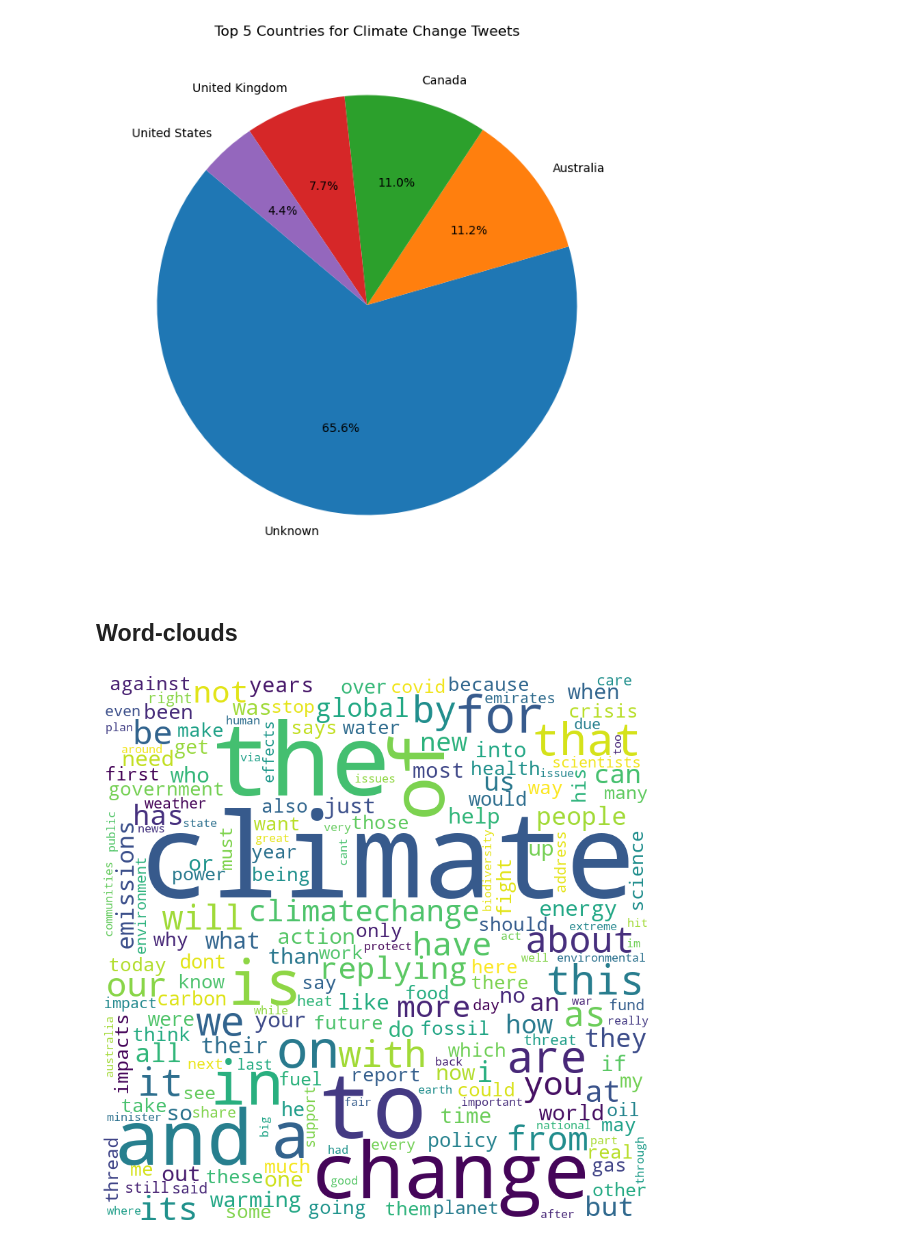
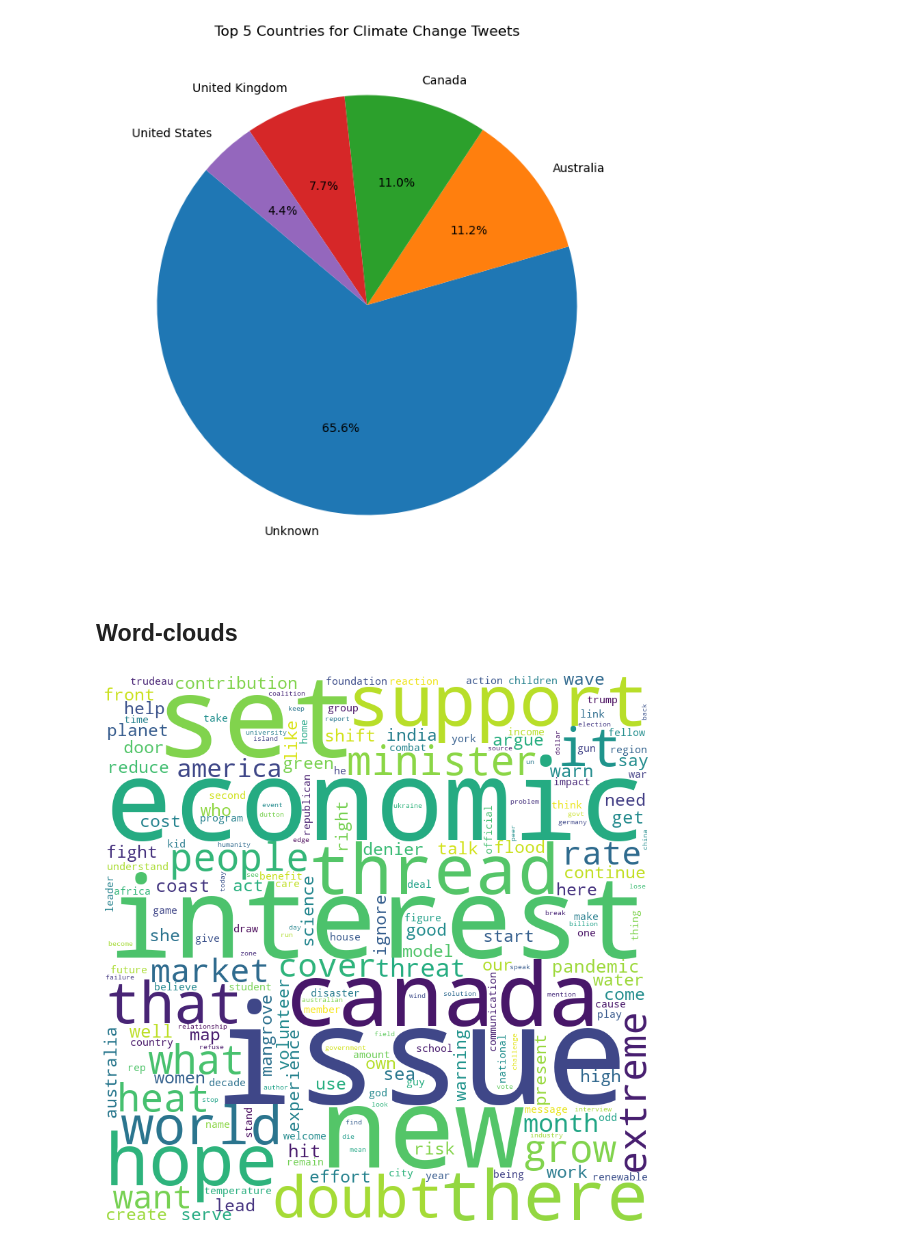
Before and after one commit to ZSoleimani/Tweets-network, a Jupyter notebook: Tweets-network.ipynb, the cells around one changed output. Cells and saved outputs as stored; diff of their text form; code cells hidden in the pictures.

```diff
--- a/Tweets-network.ipynb
+++ b/Tweets-network.ipynb
@@ -482,5 +482,3 @@ plt.ylabel('')  # Hide the y-label
 plt.show()
 # %% [output]
 [figure]
-# %% [markdown]
-## Word-clouds
@@ -510,26 +485,2 @@ custom_stop_words = set(word for word, freq in word_freq.most_common(10))
-# %%
-# Mock-up: Sample list of LDA topic words (replace with your actual topic words)
-lda_topic_words = ["climate", "policy", "emissions", "renewable", "ecology", "sustainability", "biodiversity", "conservation"]
-
-# Create a new Counter object for the word frequencies, emphasizing the LDA topic words
-lda_emphasized_freq = Counter()
-
-for word in all_tokens:
-    if word in lda_topic_words:
-        # Increase the count for LDA topic words
-        lda_emphasized_freq[word] += 2  # The multiplier can be adjusted as needed
-    else:
-        # Normal count for other words
-        lda_emphasized_freq[word] += 1
-
-# Generate the word cloud with LDA topic words emphasized
-lda_emphasized_wordcloud = WordCloud(width=800, height=800, background_color='white').generate_from_frequencies(lda_emphasized_freq)
-
-# Plotting the Word Cloud
-plt.figure(figsize=(8, 8), facecolor=None)
-plt.imshow(lda_emphasized_wordcloud)
-plt.axis("off")
-plt.tight_layout(pad=0)
-plt.show()
-# %% [output]
-[figure, removed]
+# %% [markdown]
+## Word-clouds
@@ -535,0 +510,20 @@ plt.show()
+# %%
+# Calculate the frequency of each word
+word_freq = Counter(all_tokens)
+
+# Identify distinctive words based on frequency
+# Selecting words that are frequent but not too common (like basic stop words)
+distinctive_words = [word for word, freq in word_freq.items() if freq > 5 and word not in custom_stop_words]
+
+# Generate a word cloud using these distinctive words
+distinctive_wordcloud = WordCloud(width=800, height=800, background_color='white',
+                                  stopwords=custom_stop_words).generate(" ".join(distinctive_words))
+
+# Plotting the Word Cloud
+plt.figure(figsize=(8, 8), facecolor=None)
+plt.imshow(distinctive_wordcloud)
+plt.axis("off")
+plt.tight_layout(pad=0)
+plt.show()
+# %% [output]
+[figure, added]
```
Also changed, not shown: parts of 2 cells of this notebook.
